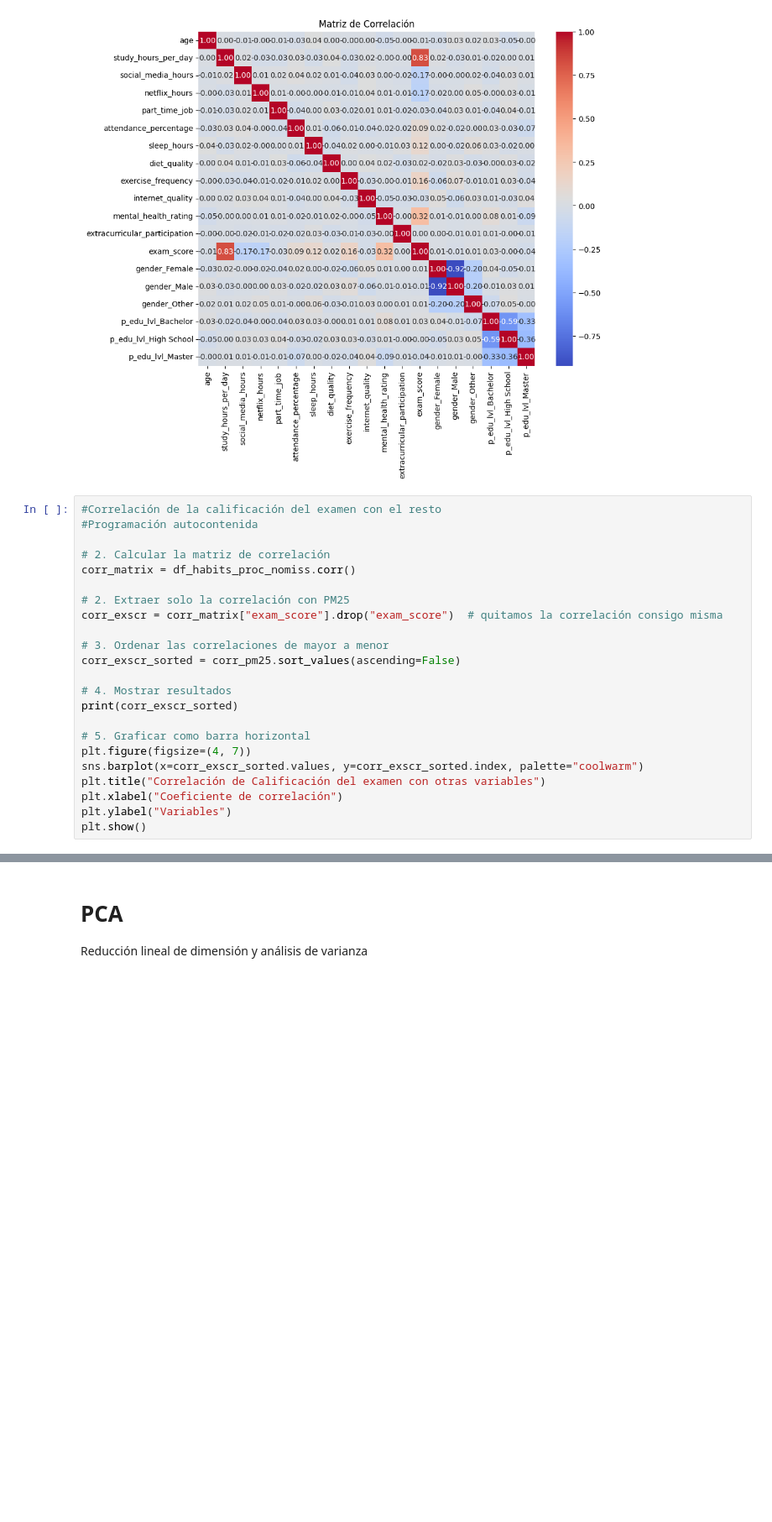
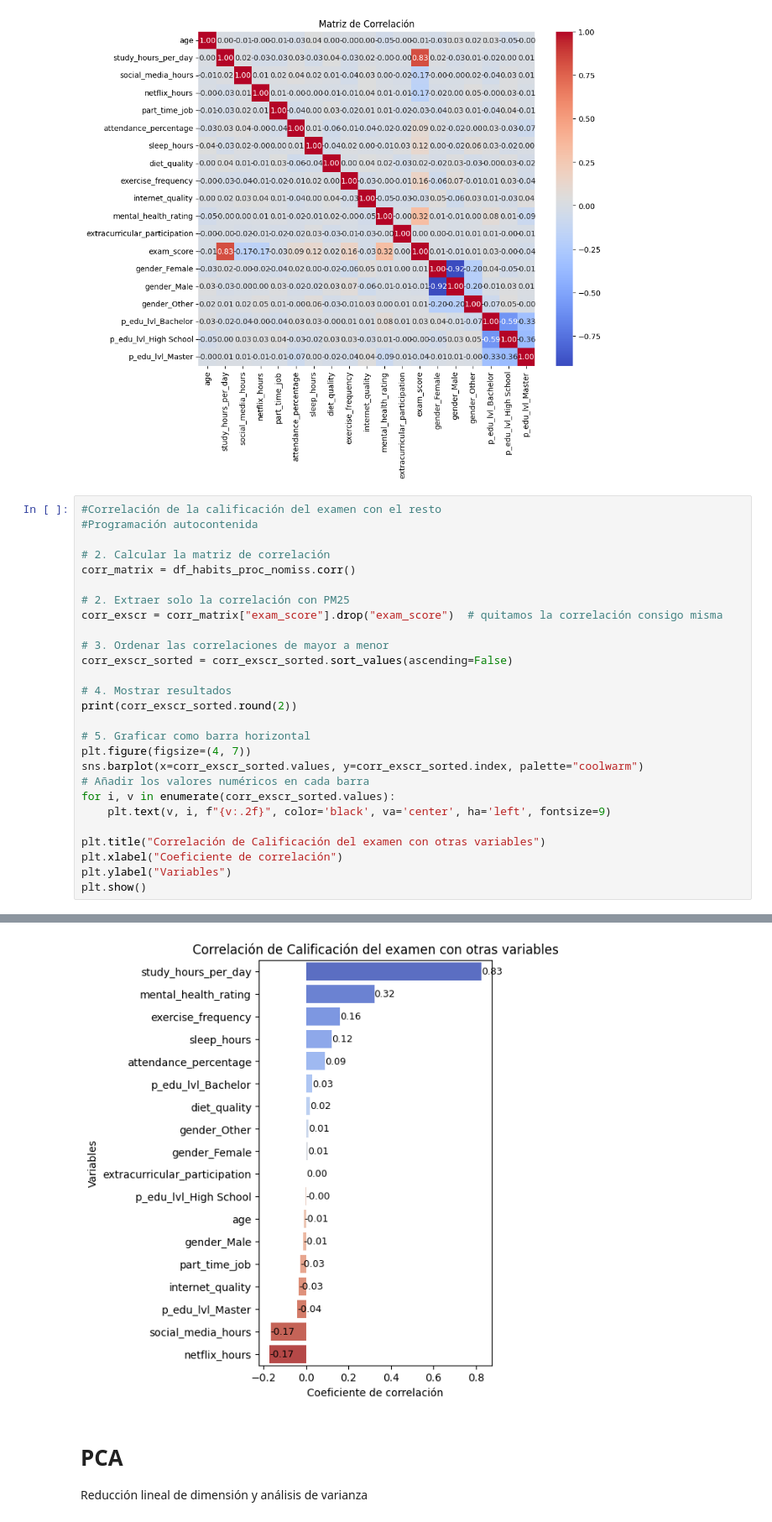
Before and after one commit to gapalfaro-cmyk/Proyecto-de-fin-de-modulo-6---Alfaro-Badillo-Cruz-Perez-Rupit, a Jupyter notebook: Modulo_VI_Equipo_15_Habits.ipynb, the cells around one changed output, grey strips where cells are left out. Shown at 84% size. Cells and saved outputs as stored; diff of their text form; blank space fills up the shorter version.

```diff
--- a/Modulo_VI_Equipo_15_Habits.ipynb
+++ b/Modulo_VI_Equipo_15_Habits.ipynb
@@ -335,14 +335,18 @@ corr_matrix = df_habits_proc_nomiss.corr()
 corr_exscr = corr_matrix["exam_score"].drop("exam_score")  # quitamos la correlación consigo misma
 
 # 3. Ordenar las correlaciones de mayor a menor
-corr_exscr_sorted = corr_pm25.sort_values(ascending=False)
+corr_exscr_sorted = corr_exscr_sorted.sort_values(ascending=False)
 
 # 4. Mostrar resultados
-print(corr_exscr_sorted)
+print(corr_exscr_sorted.round(2))
 
 # 5. Graficar como barra horizontal
 plt.figure(figsize=(4, 7))
 sns.barplot(x=corr_exscr_sorted.values, y=corr_exscr_sorted.index, palette="coolwarm")
+# Añadir los valores numéricos en cada barra
+for i, v in enumerate(corr_exscr_sorted.values):
+    plt.text(v, i, f"{v:.2f}", color='black', va='center', ha='left', fontsize=9)
+
 plt.title("Correlación de Calificación del examen con otras variables")
 plt.xlabel("Coeficiente de correlación")
 plt.ylabel("Variables")
@@ -352,3 +374,4 @@ NameError: name 'corr_pm25' is not defined
+[figure, added]
 # %% [markdown]
 # PCA
 
```
Also changed, not shown: parts of 1 cell of this notebook.
